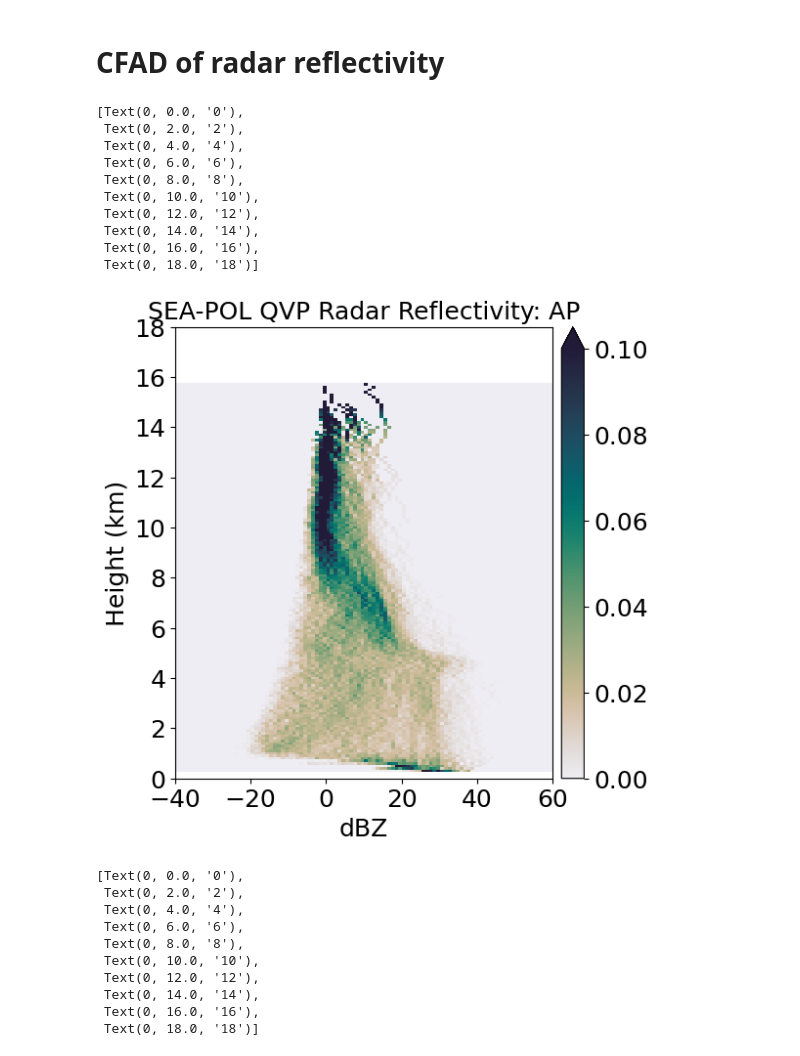
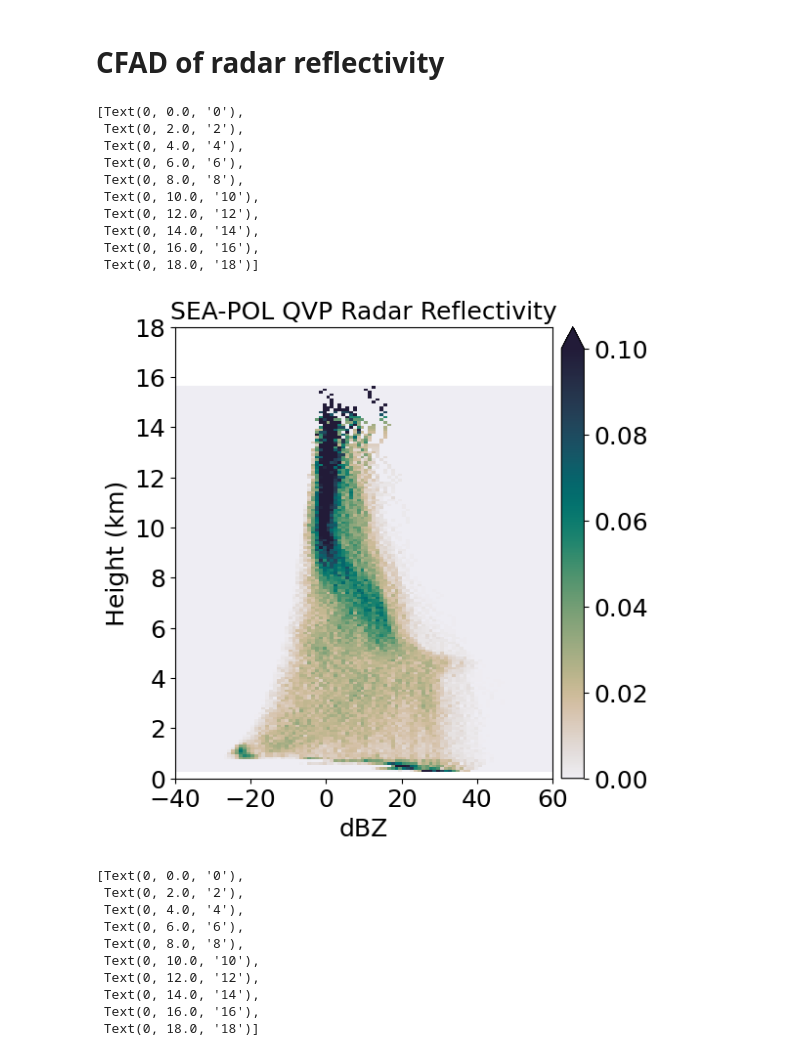
Before and after one commit to allison-wing/PICCOLO, a Jupyter notebook: process_SEAPOL_QVP.ipynb, the cells around one changed output. Cells and saved outputs as stored; diff of their text form; code cells hidden in the pictures.

```diff
--- a/process_SEAPOL_QVP.ipynb
+++ b/process_SEAPOL_QVP.ipynb
@@ -164,6 +164,7 @@ qvp.to_netcdf('/huracan/tank4/cornell/ORCESTRA/sea-pol/qc_data/level4a/qvp_1D/qv
 # %%
 #qvp = xr.open_dataset('/huracan/tank4/cornell/ORCESTRA/sea-pol/qc_data/level4a/qvp_1D/qvp_1D.nc')
 #qvp = xr.open_dataset('/huracan/tank4/cornell/ORCESTRA/sea-pol/qc_data/level4a/qvp_1d/PICCOLO_gridded_qvp_1d.nc')
-qvp = xr.open_dataset('/huracan/tank4/cornell/ORCESTRA/sea-pol/qc_data/level4b/PICCOLO_level4b_qvp_1D.nc')
+#qvp = xr.open_dataset('/huracan/tank4/cornell/ORCESTRA/sea-pol/qc_data/level4b/PICCOLO_level4b_qvp_1D.nc')
+qvp = xr.open_dataset('/huracan/tank4/cornell/ORCESTRA/sea-pol/qc_data/level4/PICCOLO_level4_qvp_1D.nc')
 qvp
 # %% [output]
@@ -409,37 +430,37 @@ fmin = -70
 fmax = 61
 bins = np.linspace(fmin,fmax,nbin+1)
 
-cfad_density, bin_edges = compute_cfad(qvp.DBZ[indexAP:-1], bins)
+cfad_density, bin_edges = compute_cfad(qvp.DBZ, bins)
 # %%
 # Plot CFAD
 
 fig,ax = plt.subplots(figsize=(6,6))
 
 cfad = ax.pcolormesh(bins[:-1],qvp.Z/1000,cfad_density.transpose(),cmap=cmocean.cm.rain,norm=colors.Normalize(vmin=0,vmax=0.1),shading='nearest')
 #cfad = ax.pcolormesh(bins[:-1],qvp.Z/1000,cfad_density.transpose(),cmap=cmocean.cm.rain, vmin=0, vmax=80, shading='nearest')
 
 cbar=plt.colorbar(cfad,location='right',orientation='vertical', extend='max',pad=0.02)
 cbar.ax.tick_params(labelsize=18)
 
 ax.set_xlim(-40,60)
 ax.set_ylim(0,18)
-ax.set_title('SEA-POL QVP Radar Reflectivity: AP',fontsize=18)
+ax.set_title('SEA-POL QVP Radar Reflectivity',fontsize=18)
 ax.set_ylabel('Height (km)', fontsize=18)
 ax.set_xlabel('dBZ',fontsize=18)
 ax.set_xticklabels(ax.get_xticklabels(), fontsize=18)
 ax.set_yticklabels(ax.get_yticklabels(), fontsize=18)
 # %% [output]
 [Text(0, 0.0, '0'),
  Text(0, 2.0, '2'),
  Text(0, 4.0, '4'),
  Text(0, 6.0, '6'),
  Text(0, 8.0, '8'),
  Text(0, 10.0, '10'),
  Text(0, 12.0, '12'),
  Text(0, 14.0, '14'),
  Text(0, 16.0, '16'),
  Text(0, 18.0, '18')]
-[figure, old version]
+[figure, new version]
 # %%
 # Plot CFAD
 
```
Also changed, not shown: parts of 9 cells of this notebook.
